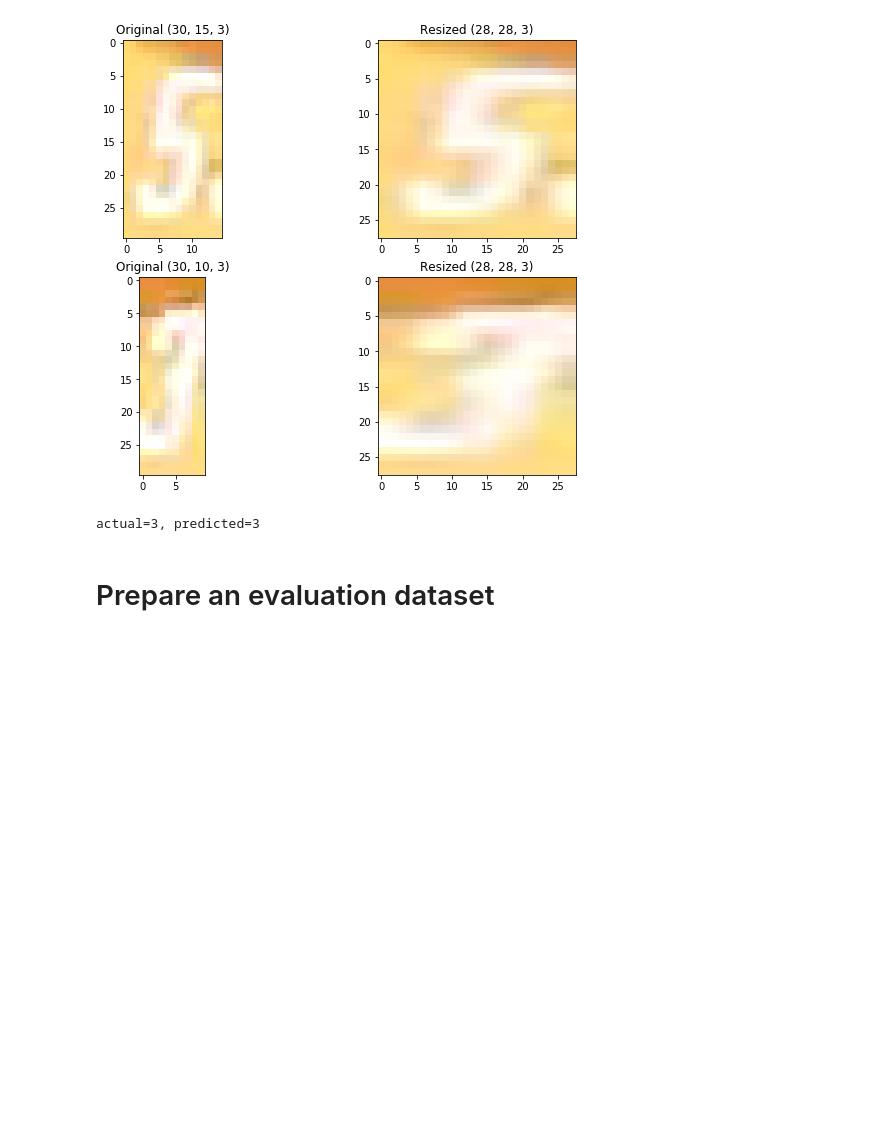
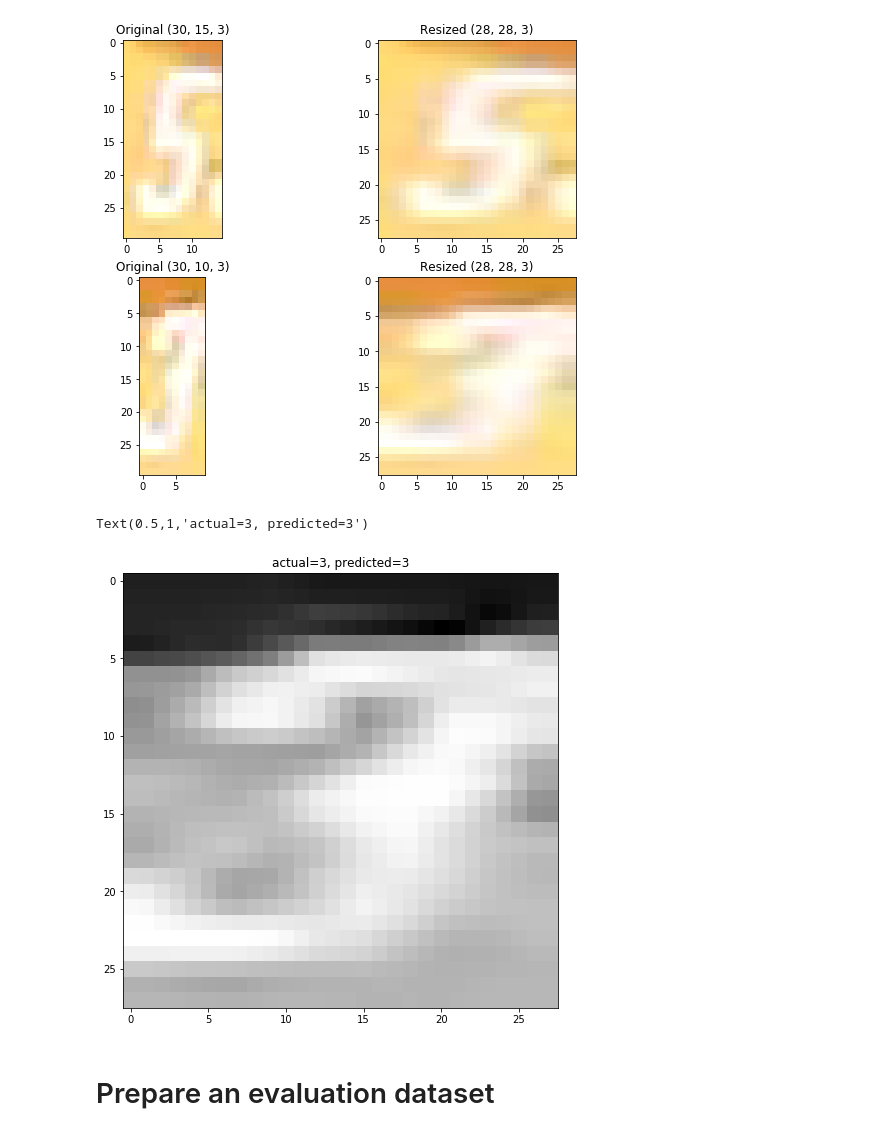
Before and after one commit to carsontang/overwatch-vision-analytics, a Jupyter notebook: overwatch-ult-charge.ipynb, the cells around one changed output. Cells and saved outputs as stored; diff of their text form; code cells hidden in the pictures; blank space fills up the shorter version.

```diff
--- a/overwatch-ult-charge.ipynb
+++ b/overwatch-ult-charge.ipynb
@@ -263,10 +283,12 @@ plt.show()
 # %%
 N, H, W, C = 1, 28, 28, 1
 region = ones_resized[:,:,1].reshape(N, H, W, C)
 result = model.predict(region)
-print("actual=%d, predicted=%d" % (3, np.argmax(result)))
+plt.imshow(color.rgb2gray(ones_resized), cmap='gray')
+plt.title("actual=%d, predicted=%d" % (3, np.argmax(result)))
 # %% [output]
-actual=3, predicted=3
+Text(0.5,1,'actual=3, predicted=3')
+[figure, added]
 # %% [markdown]
 # Prepare an evaluation dataset
 # %%
```
Also changed, not shown: parts of 15 cells of this notebook.
